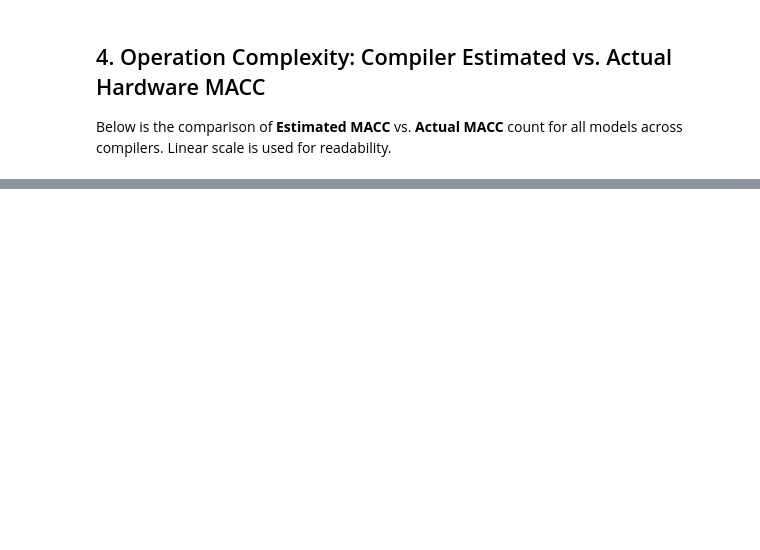
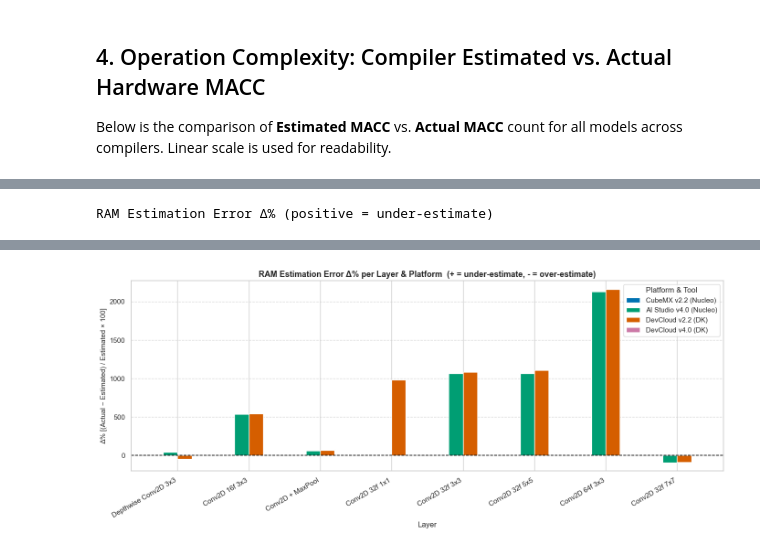
Before and after one commit to Magnus3327/stm32n6-edge-ai-benchmarks, a Jupyter notebook: Report/NPU_Performance_Analysis.ipynb, the cells around one changed output, grey strips where cells are left out. Saved outputs shown, nothing was run; the diff lists cells and outputs as text; code cells hidden in the pictures; blank space fills up the shorter version.

```diff
--- a/Report/NPU_Performance_Analysis.ipynb
+++ b/Report/NPU_Performance_Analysis.ipynb
@@ -637,0 +632,46 @@ Passing `palette` without assigning `hue` is deprecated and will be removed in v
+# %%
+# RAM delta % = (actual - estimated) / estimated * 100
+delta_data = []
+for m in all_models:
+    clean_m   = get_clean_name(m)
+    row_data  = {'Model': clean_m}
+    for tool in col_order_tools:
+        df_e = dfs_est[tool]
+        df_a = dfs_base[tool]
+        est_row = df_e[df_e['Model Name'] == m]
+        act_row = df_a[df_a['Model Name'] == m]
+        if not est_row.empty and not act_row.empty:
+            est = pd.to_numeric(est_row.iloc[0]['Estimated RAM Usage (KiB)'], errors='coerce')
+            act = pd.to_numeric(act_row.iloc[0]['RAM Usage (KiB)'],           errors='coerce')
+            row_data[tool] = ((act - est) / est * 100) if (est and est != 0) else np.nan
+        else:
+            row_data[tool] = np.nan
+    delta_data.append(row_data)
+
+df_ram_delta = pd.DataFrame(delta_data).set_index('Model')
+df_ram_delta = df_ram_delta.reindex(columns=col_order_tools)
+df_ram_delta = df_ram_delta.reindex([m for m in model_order if m in df_ram_delta.index])
+
+# Table with color-coding
+styled_delta = df_ram_delta.style.set_caption("RAM Estimation Error Δ% (positive = under-estimate)").format(
+    "{:+.1f}%").set_properties(**{'text-align': 'center'}).background_gradient(
+    cmap='RdYlGn_r', axis=None).set_table_styles([
+        {'selector': 'th', 'props': [('background-color', '#922b21'), ('color', 'white'),
+                                      ('font-weight', 'bold'), ('text-align', 'center')]}])
+display(styled_delta)
+
+# Grouped bar plot
+colors_d = [COLOR_MAP[c] for c in df_ram_delta.columns]
+ax = df_ram_delta.plot(kind='bar', figsize=(14, 6), width=0.8, color=colors_d)
+ax.axhline(0, color='black', linewidth=1.2, linestyle='--')
+ax.set_title('RAM Estimation Error Δ% per Layer & Platform  (+ = under-estimate, - = over-estimate)', fontweight='bold', fontsize=13)
+ax.set_ylabel('Δ% [(Actual − Estimated) / Estimated × 100]', fontsize=11)
+ax.set_xlabel('Layer', fontsize=12)
+ax.set_xticklabels(ax.get_xticklabels(), rotation=30, ha='right')
+ax.grid(axis='y', linestyle='--', alpha=0.7)
+ax.legend(title='Platform & Tool', frameon=True)
+plt.tight_layout()
+plt.savefig(f'{PLOT_DIR}/15_ram_estimation_error_delta.png', dpi=300)
+plt.show()
+# %% [output]
+RAM Estimation Error Δ% (positive = under-estimate)
@@ -637,0 +688 @@ Passing `palette` without assigning `hue` is deprecated and will be removed in v
+[figure, added]
```
Also changed, not shown: parts of 25 cells of this notebook, 19 other files.
